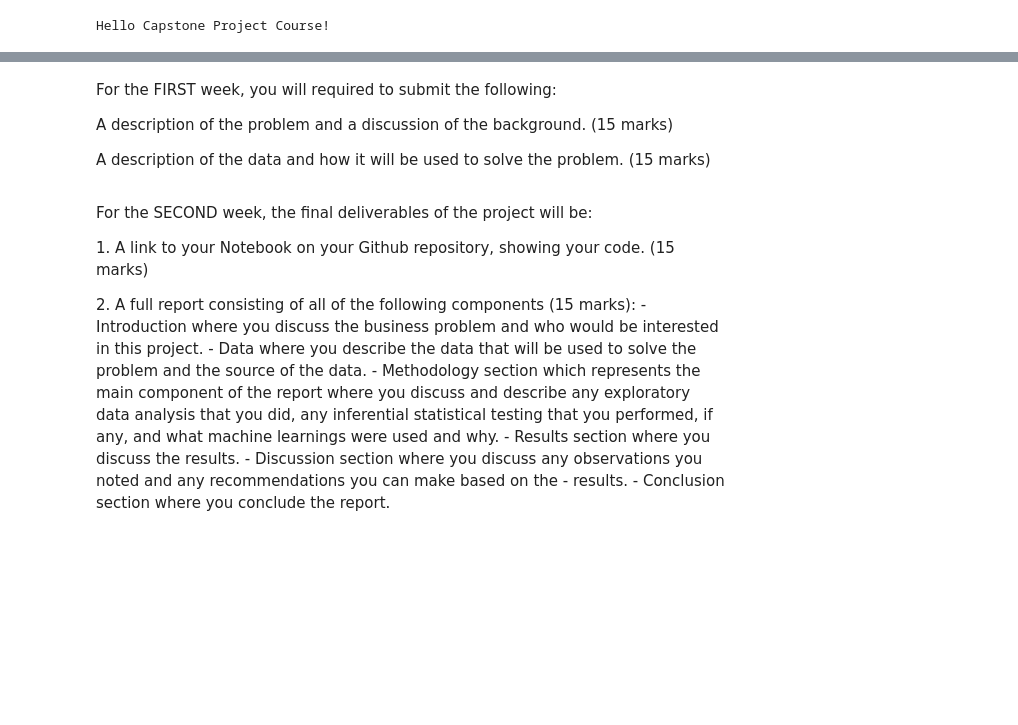
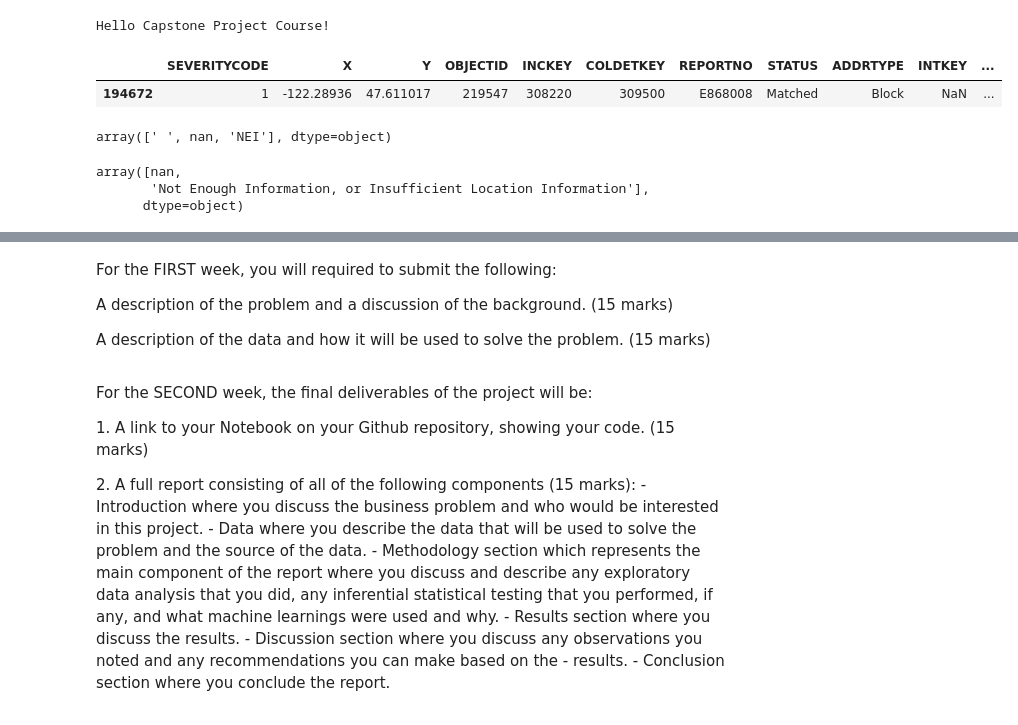
Before and after one commit to on99689nnnnn/Coursera_Capstone, a Jupyter notebook: Coursera_Capstone.ipynb, the cells around one changed output, grey strips where cells are left out. Cells and saved outputs as stored; diff of their text form; code cells hidden in the pictures; blank space fills up the shorter version.

```diff
--- a/Coursera_Capstone.ipynb
+++ b/Coursera_Capstone.ipynb
@@ -17,0 +36,5 @@ Hello Capstone Project Course!
+# %%
+df.tail(1)
+# %% [output]
+|  | SEVERITYCODE | X | Y | OBJECTID | INCKEY | COLDETKEY | REPORTNO | STATUS | ADDRTYPE | INTKEY | ... |
+| 194672 | 1 | -122.28936 | 47.611017 | 219547 | 308220 | 309500 | E868008 | Matched | Block | NaN | ... |
@@ -17,0 +45,11 @@ Hello Capstone Project Course!
+# %%
+df.EXCEPTRSNCODE.unique()
+#DataFrame.sort_values(by, axis=0, ascending=True, inplace=False, kind='quicksort', na_position='last', ignore_index=False, key=None)[source]
+# %% [output]
+array([' ', nan, 'NEI'], dtype=object)
+# %%
+df.EXCEPTRSNDESC.unique()
+# %% [output]
+array([nan,
+       'Not Enough Information, or Insufficient Location Information'],
+      dtype=object)
```
Also changed, not shown: parts of 17 cells of this notebook.
